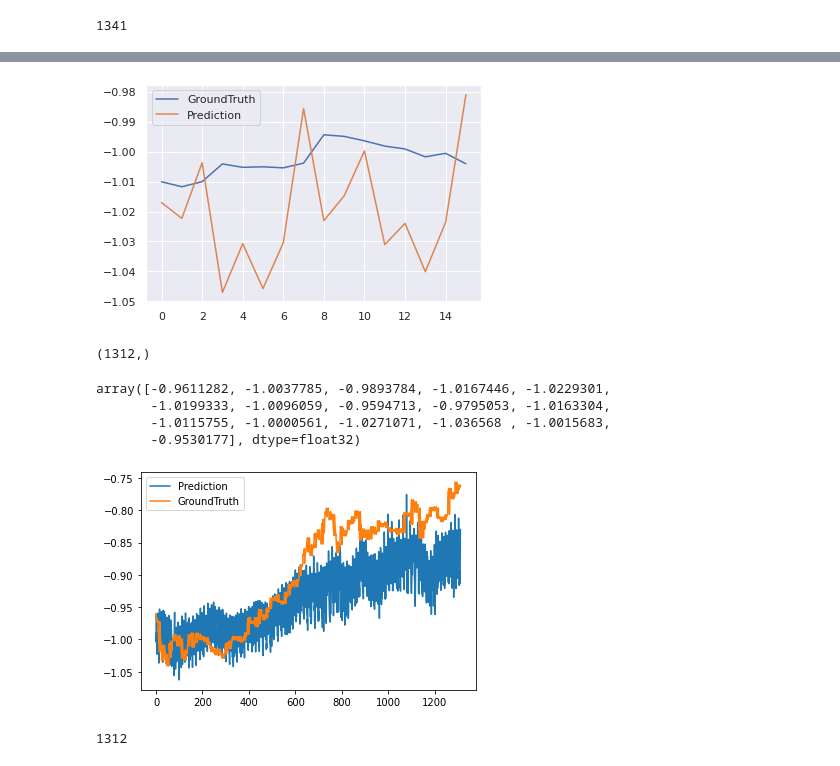
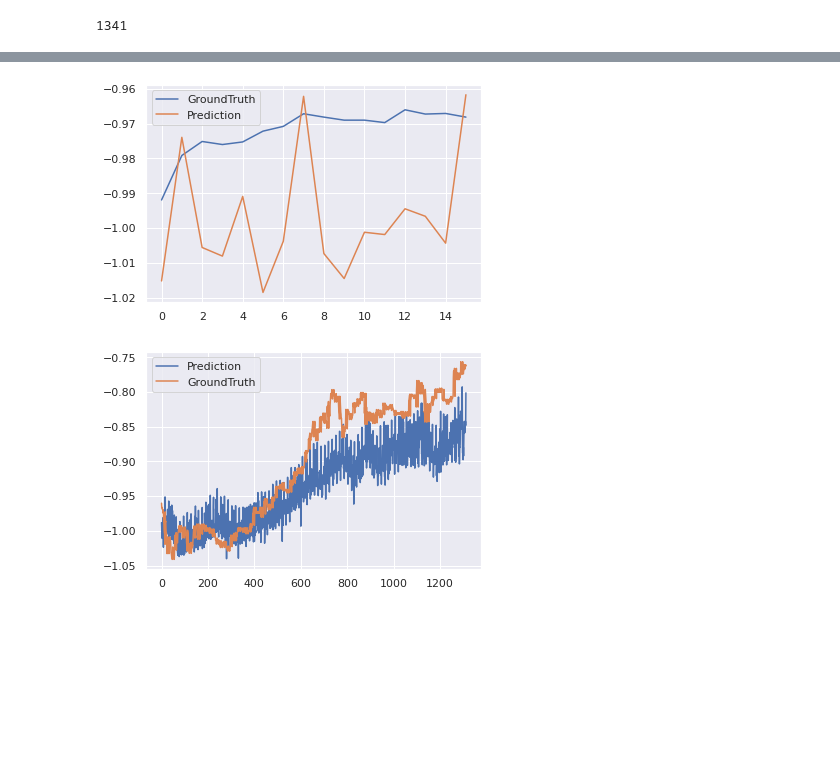
Before and after one commit to Biksbois/BiksStonks, a Jupyter notebook: Forcasting_Models/Informer/train_informer.ipynb, the cells around one changed output, grey strips where cells are left out. Saved outputs shown, nothing was run; the diff lists cells and outputs as text; code cells hidden in the pictures; blank space fills up the shorter version.

Commit message:
date plot

```diff
--- a/Forcasting_Models/Informer/train_informer.ipynb
+++ b/Forcasting_Models/Informer/train_informer.ipynb
@@ -170,4 +170,7 @@ mse:0.007309007924050093, mae:0.06944029778242111
 # %%
+setting = '{}_{}_ft{}_sl{}_ll{}_pl{}_dm{}_nh{}_el{}_dl{}_df{}_at{}_fc{}_eb{}_dt{}_mx{}_{}_{}'.format(args.model, args.data, args.features,
+                args.seq_len, args.label_len, args.pred_len,
+                args.d_model, args.n_heads, args.e_layers, args.d_layers, args.d_ff, args.attn, args.factor, args.embed, args.distil, args.mix, args.des, 0)
 preds = np.load(os.path.join('results', setting, 'pred.npy'))
 trues = np.load(os.path.join('results', setting, 'true.npy'))
 preds.shape, trues.shape
@@ -200,8 +187,0 @@ DatetimeIndex(['2021-05-07 12:00:00', '2021-05-07 13:00:00',
-# %%
-idx = 100
-df_eval = pd.DataFrame(index=pd.to_datetime([convert_to_datetime(d) for d in get_dates(idx)]))
-df_eval['trues'] = trues[idx]
-df_eval['preds'] = preds[idx]
-import seaborn as sns
-sns.set(style="darkgrid")
-df_eval.plot(figsize=(12,6), style=['-', '--'])
@@ -224,23 +196,12 @@ import matplotlib.pyplot as plt
 # %%
-idx = 100
+idx = 400
 plt.figure()
 plt.plot(trues[idx], label='GroundTruth')
 plt.plot(preds[idx], label='Prediction')
 plt.legend()
 plt.show()
 # %% [output]
-[figure, old version]
+[figure, new version]
-# %%
-preds.reshape(1312,16).mean(axis=1).shape
-# %% [output]
-(1312,)
-# %%
-preds[:16].squeeze(-1)[np.eye(16, dtype=bool)]
-# %% [output]
-array([-0.9611282, -1.0037785, -0.9893784, -1.0167446, -1.0229301,
-       -1.0199333, -1.0096059, -0.9594713, -0.9795053, -1.0163304,
-       -1.0115755, -1.0000561, -1.0271071, -1.036568 , -1.0015683,
-       -0.9530177], dtype=float32)
 # %%
 end = len(preds) // preds.shape[1] * preds.shape[1]
 preds_first = []
@@ -253,9 +214,4 @@ plt.plot(trues_first, label='GroundTruth')
 plt.legend()
 plt.show()
 # %% [output]
-[figure, old version]
+[figure, new version]
-# %%
-test_data_end =  (len(test_data) - args.pred_len) // args.pred_len * args.pred_len
-test_data_start =
-# %% [output]
-1312
```
Also changed, not shown: parts of 8 cells of this notebook, 1 other file.
